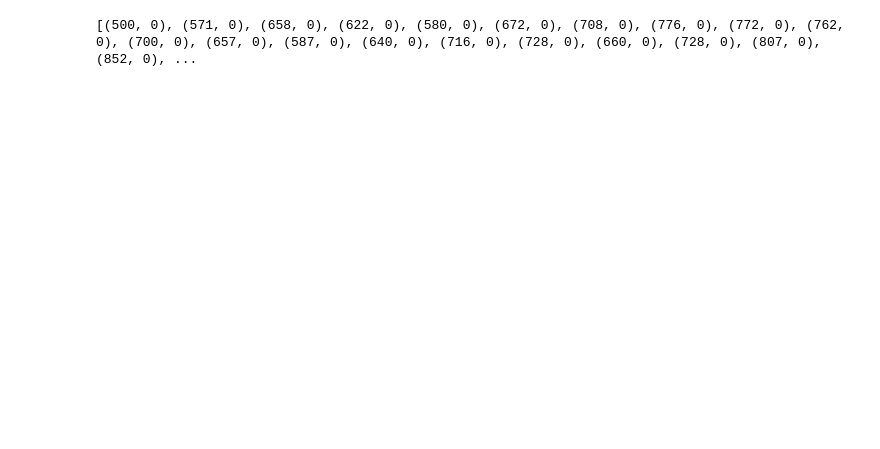
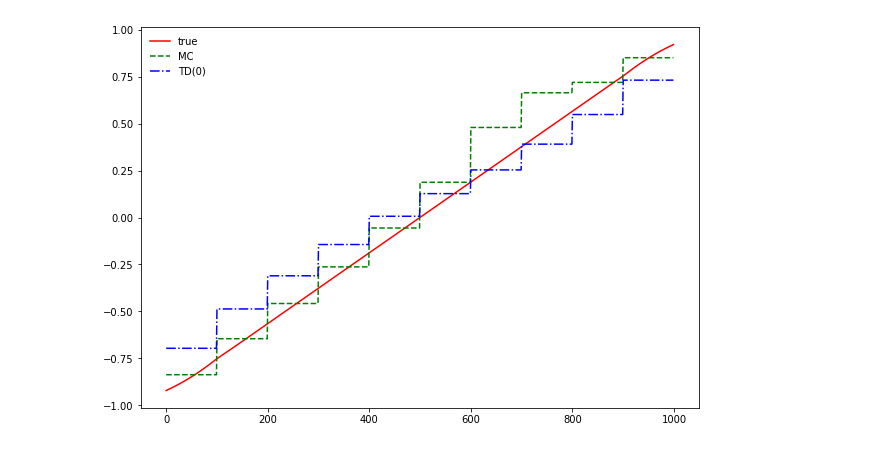
Before and after one commit to chitingchiang/Reinforcement-Learning-Exercises-Sutton-Barto, a Jupyter notebook: example9.1/state_aggregation_random_walk.ipynb, the cells around one changed output. Cells and saved outputs as stored; diff of their text form; code cells hidden in the pictures; blank space fills up the shorter version.

```diff
--- a/example9.1/state_aggregation_random_walk.ipynb
+++ b/example9.1/state_aggregation_random_walk.ipynb
@@ -24,7 +30 @@ def generate_one_episode(center, max_move, p_r=0.5):
     return episode
-# %%
-episode = generate_one_episode(500, 100)
-
-print(episode)
-# %% [output]
-[(500, 0), (571, 0), (658, 0), (622, 0), (580, 0), (672, 0), (708, 0), (776, 0), (772, 0), (762, 0), (700, 0), (657, 0), (587, 0), (640, 0), (716, 0), (728, 0), (660, 0), (728, 0), (807, 0), (852, 0), ...
@@ -30,0 +97,35 @@ print(episode)
+# %%
+center = 500
+max_move = 100
+
+v_theory = theoretical_value(center, max_move)
+# %%
+n_aggregation = 10
+n_episode = 100000
+gamma = 1
+alpha = 1e-3
+
+w_td = np.zeros(n_aggregation)
+w_td, v_agg_td = temporal_difference_prediction(w_td,
+                                                n_episode=n_episode,
+                                                center=center,
+                                                max_move=max_move,
+                                                gamma=gamma,
+                                                alpha=alpha)
+
+w_mc = np.zeros(n_aggregation)
+w_mc, v_agg_mc = gradient_monte_carlo_prediction(w_mc,
+                                                 n_episode=n_episode,
+                                                 center=center,
+                                                 max_move=max_move,
+                                                 gamma=gamma,
+                                                 alpha=alpha)
+
+pt.figure(1, figsize=(10, 7))
+pt.plot(range(2*center), v_theory, 'r-', label=r'true')
+pt.plot(range(2*center), v_agg_mc, 'g--', label=r'MC')
+pt.plot(range(2*center), v_agg_td, 'b-.', label=r'TD(0)')
+pt.legend(loc='best', frameon=False)
+pt.show()
+# %% [output]
+[figure, added]
```
Also changed, not shown: parts of 6 cells of this notebook, 1 other file.
